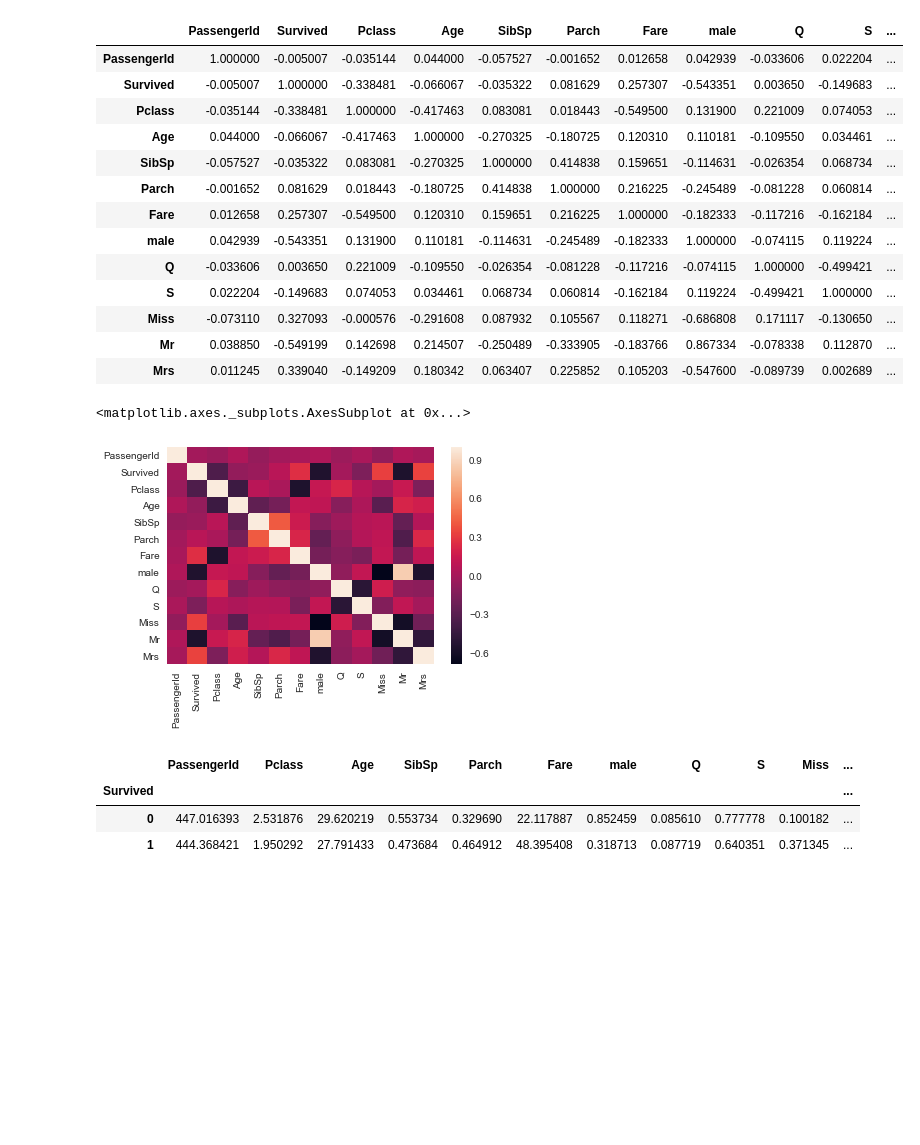
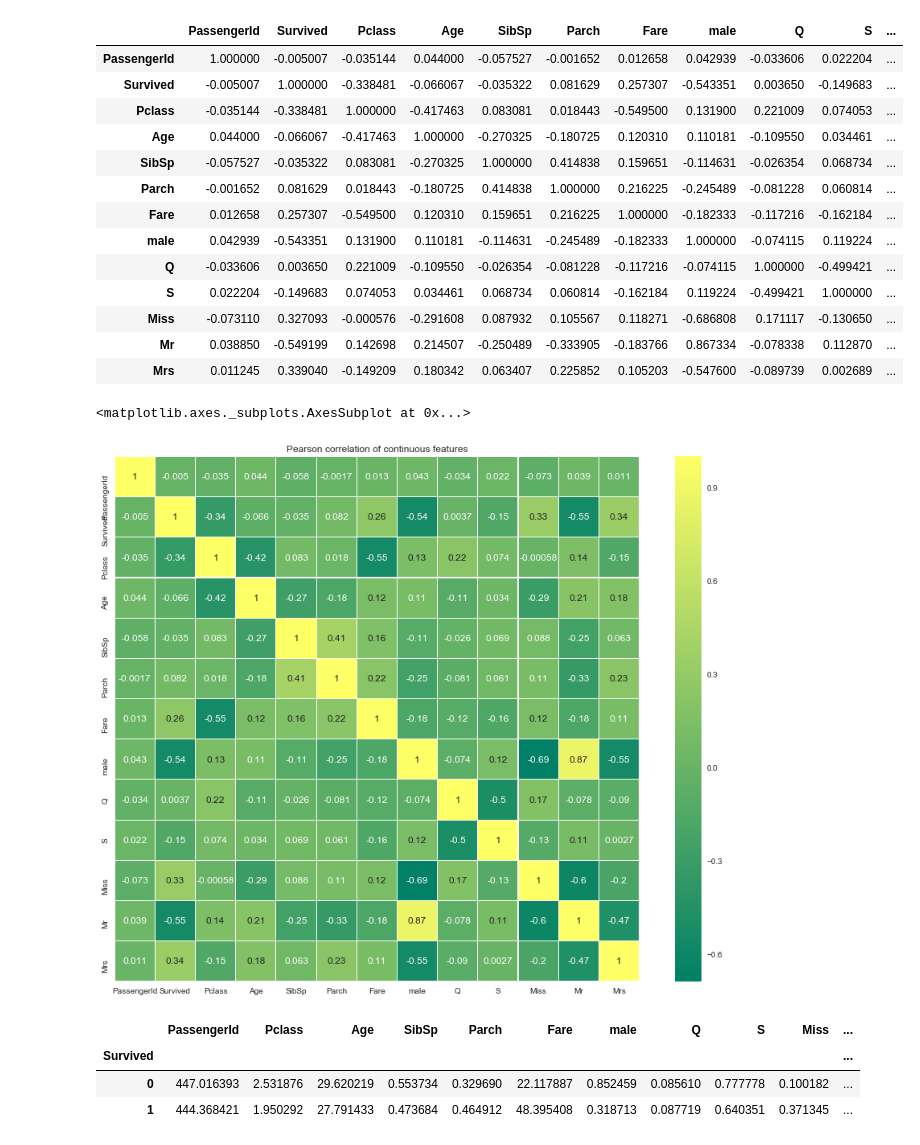
Before and after one commit to Singhak/MLPortfolio, a Jupyter notebook: Titanic/Titanic.ipynb, the cells around one changed output. Saved outputs shown, nothing was run; the diff lists cells and outputs as text; code cells hidden in the pictures; blank space fills up the shorter version.

Commit message:
Improve confusion matrix visualization and add some more comments

```diff
--- a/Titanic/Titanic.ipynb
+++ b/Titanic/Titanic.ipynb
@@ -416,11 +430,15 @@ titanic.corr()
 | Miss | -0.073110 | 0.327093 | -0.000576 | -0.291608 | 0.087932 | 0.105567 | 0.118271 | -0.686808 | 0.171117 | -0.130650 | ... |
 | Mr | 0.038850 | -0.549199 | 0.142698 | 0.214507 | -0.250489 | -0.333905 | -0.183766 | 0.867334 | -0.078338 | 0.112870 | ... |
 | Mrs | 0.011245 | 0.339040 | -0.149209 | 0.180342 | 0.063407 | 0.225852 | 0.105203 | -0.547600 | -0.089739 | 0.002689 | ... |
-# %%
-sns.heatmap(titanic.corr())
-# %% [output]
-<matplotlib.axes._subplots.AxesSubplot at 0x...>
-[figure, removed]
+# %%
+# sns.heatmap(titanic.corr())
+colormap = plt.cm.summer
+plt.figure(figsize=(16,12))
+plt.title('Pearson correlation of continuous features', y=1, size=12)
+sns.heatmap(titanic.corr(),linewidths=0.1,vmax=1.0, square=True, cmap=colormap, linecolor='white', annot=True)
+# %% [output]
+<matplotlib.axes._subplots.AxesSubplot at 0x...>
+[figure, added]
 # %%
 titanic.groupby('Survived').mean()
 # %% [output]
```
Also changed, not shown: parts of 15 cells of this notebook.
